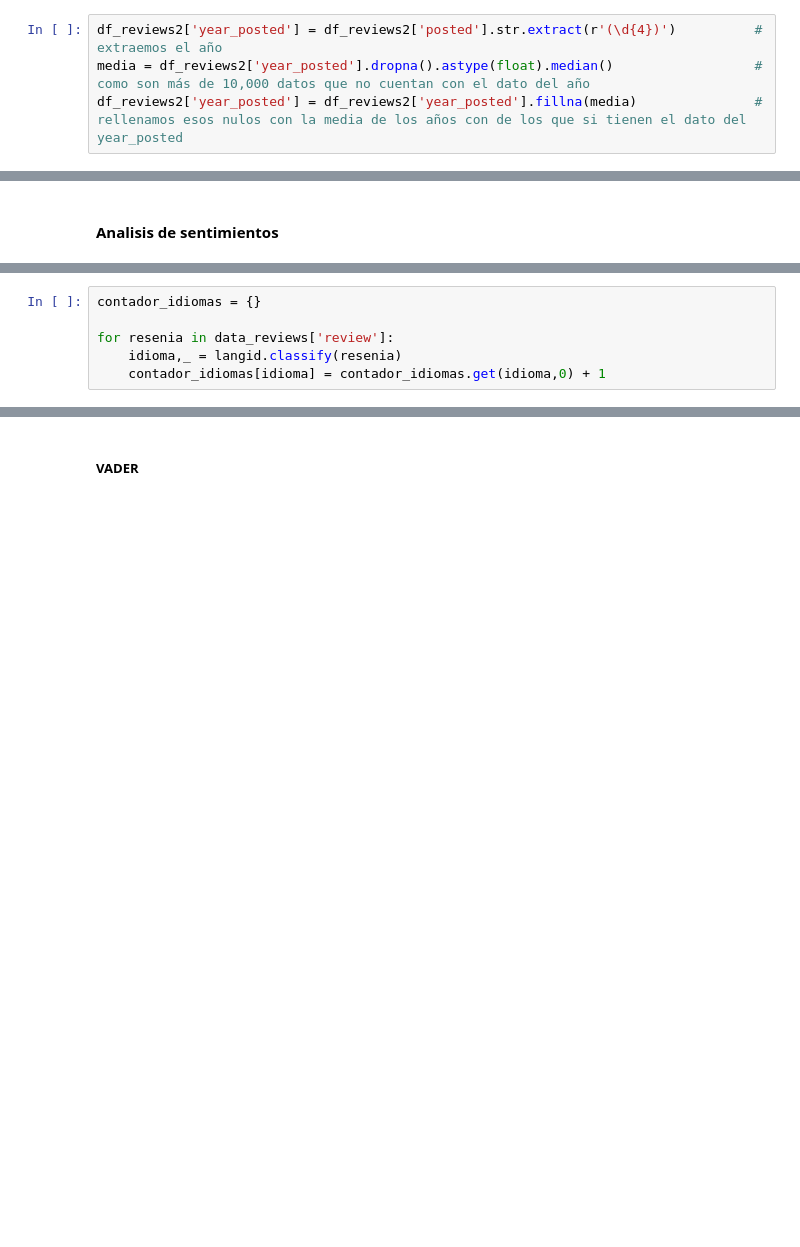
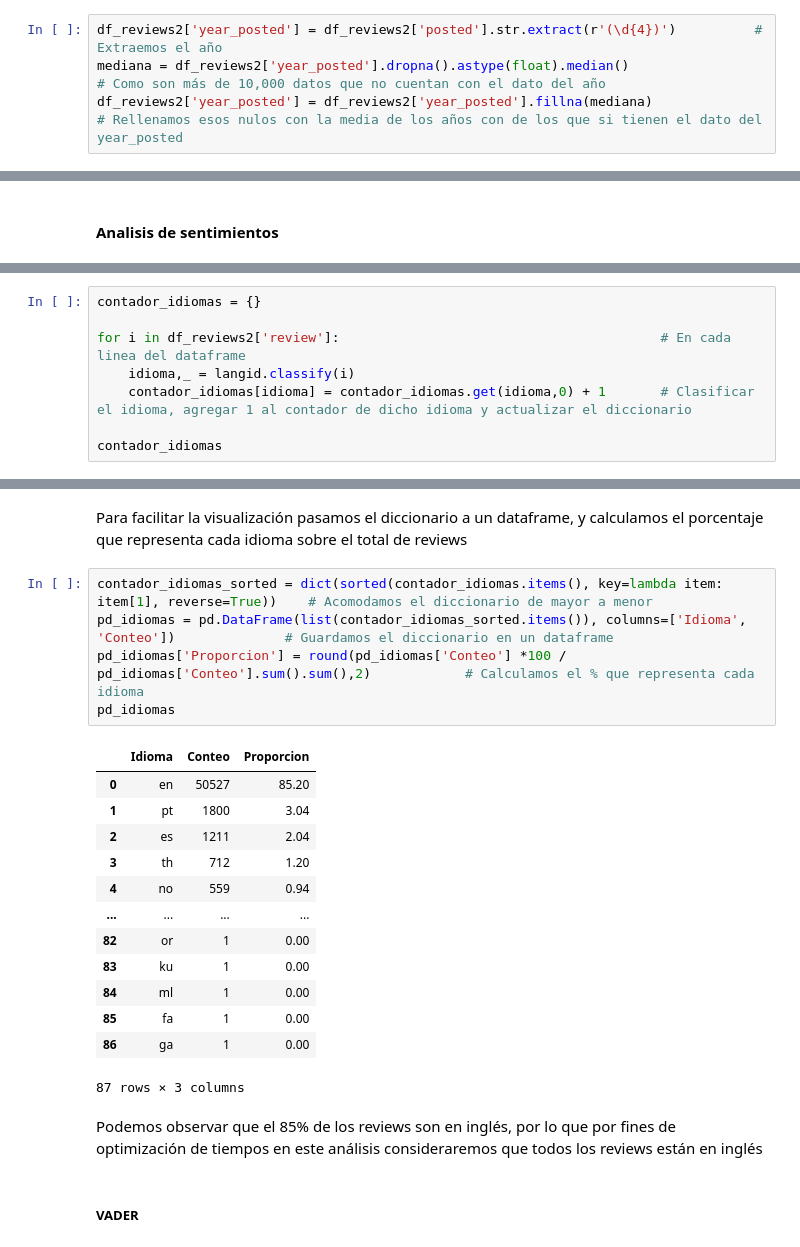
Before and after one commit to priscilamuniz/PI_STEAM, a Jupyter notebook: 01c_ETL_reviews.ipynb, the cells around one changed output, grey strips where cells are left out. Cells and saved outputs as stored; diff of their text form; blank space fills up the shorter version.

```diff
--- a/01c_ETL_reviews.ipynb
+++ b/01c_ETL_reviews.ipynb
@@ -243,9 +225,9 @@ fila_usuario.head()
 # %% [markdown]
 Para simplificar el dataframe, agregaremos la columna year_posted la cual contiene únicamente el año, para su posterior análisis
 # %%
-df_reviews2['year_posted'] = df_reviews2['posted'].str.extract(r'(\d{4})')          # extraemos el año
-media = df_reviews2['year_posted'].dropna().astype(float).median()                  # como son más de 10,000 datos que no cuentan con el dato del año
-df_reviews2['year_posted'] = df_reviews2['year_posted'].fillna(media)               # rellenamos esos nulos con la media de los años con de los que si tienen el dato del year_posted
+df_reviews2['year_posted'] = df_reviews2['posted'].str.extract(r'(\d{4})')          # Extraemos el año
+mediana = df_reviews2['year_posted'].dropna().astype(float).median()                  # Como son más de 10,000 datos que no cuentan con el dato del año
+df_reviews2['year_posted'] = df_reviews2['year_posted'].fillna(mediana)               # Rellenamos esos nulos con la media de los años con de los que si tienen el dato del year_posted
 # %% [markdown]
 ### Feature Engineering
 # %% [markdown]
@@ -261,6 +244,8 @@ REVISAR EL IDIOMA DE LOS REVIEWS
 # %%
 contador_idiomas = {}
 
-for resenia in data_reviews['review']:
-    idioma,_ = langid.classify(resenia)
-    contador_idiomas[idioma] = contador_idiomas.get(idioma,0) + 1
+for i in df_reviews2['review']:                                         # En cada linea del dataframe
+    idioma,_ = langid.classify(i)
+    contador_idiomas[idioma] = contador_idiomas.get(idioma,0) + 1       # Clasificar el idioma, agregar 1 al contador de dicho idioma y actualizar el diccionario
+
+contador_idiomas
@@ -267,3 +270,26 @@ for resenia in data_reviews['review']:
+# %% [markdown]
+Para facilitar la visualización pasamos el diccionario a un dataframe, y calculamos el porcentaje que representa cada idioma sobre el total de reviews
+# %%
+contador_idiomas_sorted = dict(sorted(contador_idiomas.items(), key=lambda item: item[1], reverse=True))    # Acomodamos el diccionario de mayor a menor
+pd_idiomas = pd.DataFrame(list(contador_idiomas_sorted.items()), columns=['Idioma', 'Conteo'])              # Guardamos el diccionario en un dataframe
+pd_idiomas['Proporcion'] = round(pd_idiomas['Conteo'] *100 / pd_idiomas['Conteo'].sum().sum(),2)            # Calculamos el % que representa cada idioma
+pd_idiomas
+# %% [output]
+|  | Idioma | Conteo | Proporcion |
+| 0 | en | 50527 | 85.20 |
+| 1 | pt | 1800 | 3.04 |
+| 2 | es | 1211 | 2.04 |
+| 3 | th | 712 | 1.20 |
+| 4 | no | 559 | 0.94 |
+| ... | ... | ... | ... |
+| 82 | or | 1 | 0.00 |
+| 83 | ku | 1 | 0.00 |
+| 84 | ml | 1 | 0.00 |
+| 85 | fa | 1 | 0.00 |
+| 86 | ga | 1 | 0.00 |
+87 rows × 3 columns
+# %% [markdown]
+Podemos observar que el 85% de los reviews son en inglés, por lo que por fines de optimización de tiempos en este análisis consideraremos que todos los reviews están en inglés
 # %% [markdown]
 ##### VADER
 # %%
```
Also changed, not shown: parts of 34 cells of this notebook.
